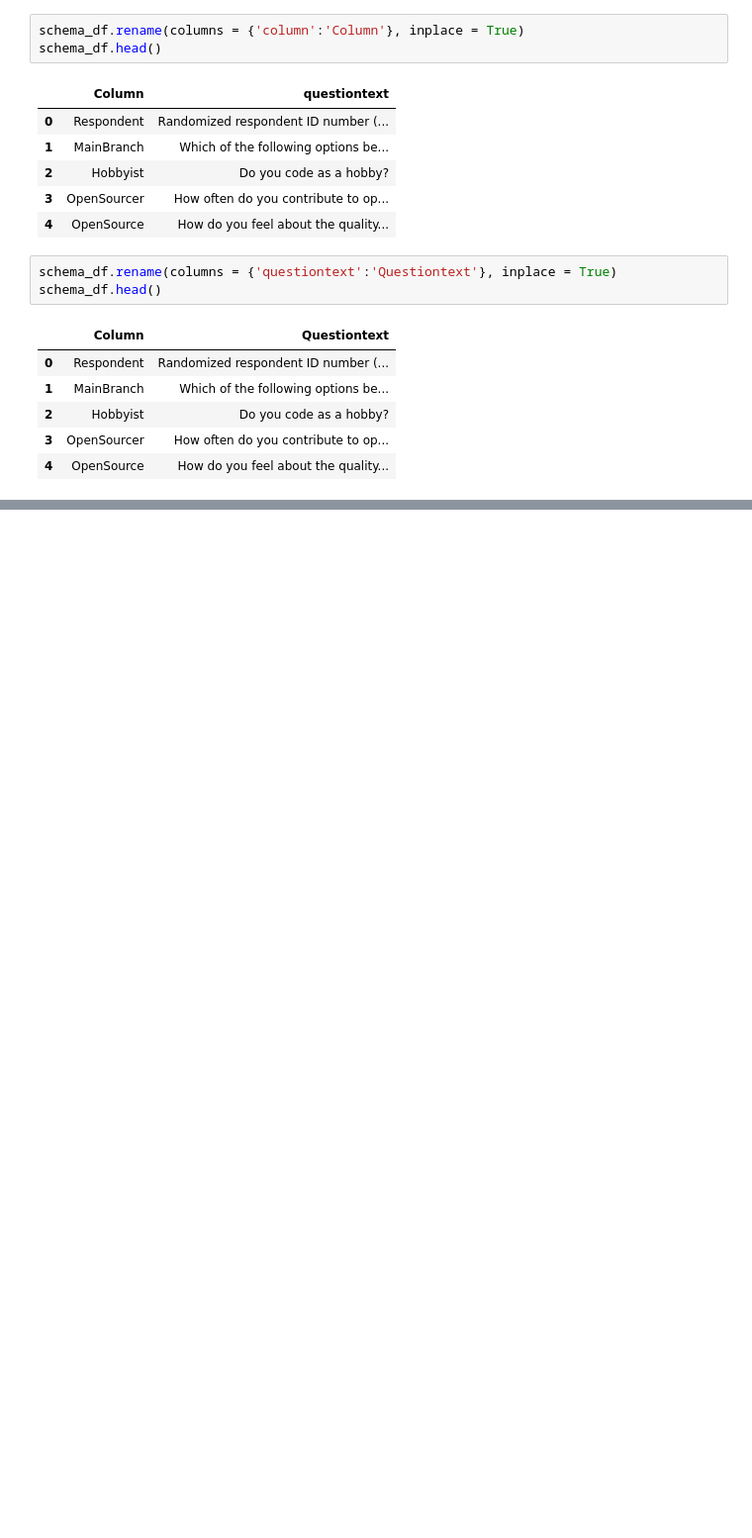
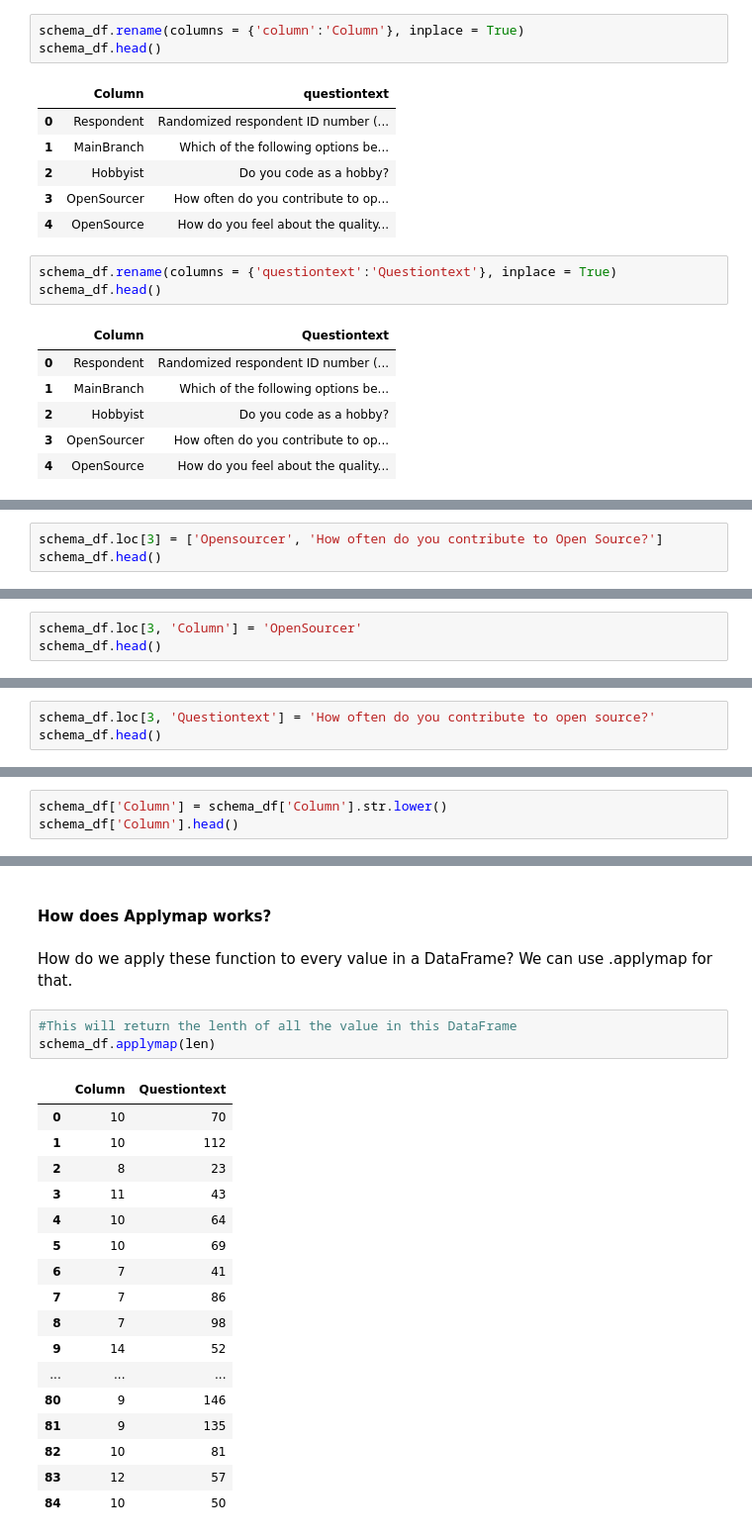
Before and after one commit to ansafjunaid/Stack-OverFlow-Data-Exploration, a Jupyter notebook: Pandas_DataFrame_Part-1.ipynb, the cells around one changed output, grey strips where cells are left out. Shown at 99% size. Saved outputs shown, nothing was run; the diff lists cells and outputs as text; blank space fills up the shorter version.

Commit message:
Moifying within DataFrame(Rows/Columns), Edited the Notebook look

```diff
--- a/Pandas_DataFrame_Part-1.ipynb
+++ b/Pandas_DataFrame_Part-1.ipynb
@@ -513,0 +539,3 @@ schema_df.head()
+# %%
+schema_df.loc[3] = ['Opensourcer', 'How often do you contribute to Open Source?']
+schema_df.head()
@@ -513,0 +553,3 @@ schema_df.head()
+# %%
+schema_df.loc[3, 'Column'] = 'OpenSourcer'
+schema_df.head()
@@ -513,0 +563,3 @@ schema_df.head()
+# %%
+schema_df.loc[3, 'Questiontext'] = 'How often do you contribute to open source?'
+schema_df.head()
@@ -513,0 +582,3 @@ schema_df.head()
+# %%
+schema_df['Column'] = schema_df['Column'].str.lower()
+schema_df['Column'].head()
@@ -513,0 +749,25 @@ schema_df.head()
+# %% [markdown]
+#### How does Applymap works?
+# %% [markdown]
+How do we apply these function to every value in a DataFrame? We can use .applymap for that.
+# %%
+#This will return the lenth of all the value in this DataFrame
+schema_df.applymap(len)
+# %% [output]
+|  | Column | Questiontext |
+| 0 | 10 | 70 |
+| 1 | 10 | 112 |
+| 2 | 8 | 23 |
+| 3 | 11 | 43 |
+| 4 | 10 | 64 |
+| 5 | 10 | 69 |
+| 6 | 7 | 41 |
+| 7 | 7 | 86 |
+| 8 | 7 | 98 |
+| 9 | 14 | 52 |
+| ... | ... | ... |
+| 80 | 9 | 146 |
+| 81 | 9 | 135 |
+| 82 | 10 | 81 |
+| 83 | 12 | 57 |
+| 84 | 10 | 50 |
```
Also changed, not shown: parts of 83 cells of this notebook.
